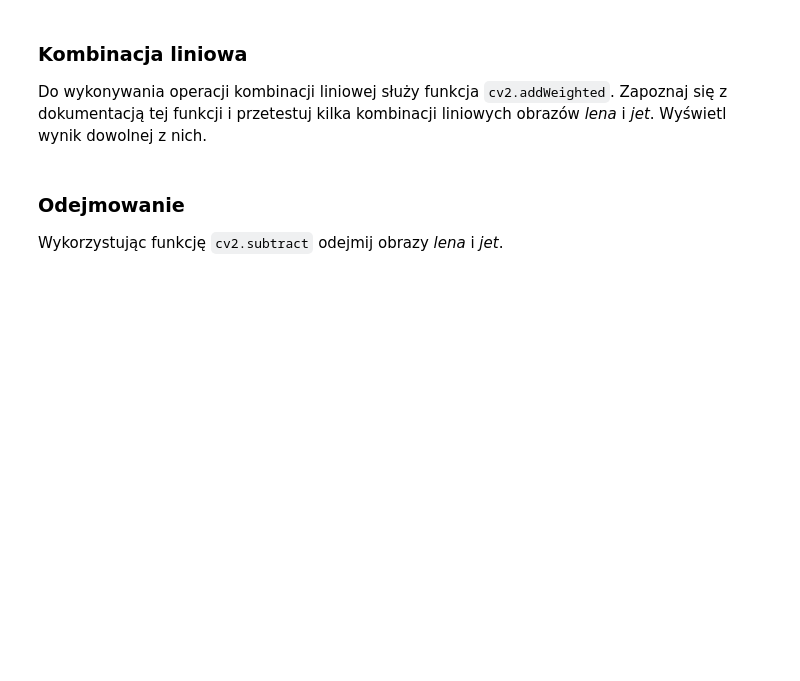
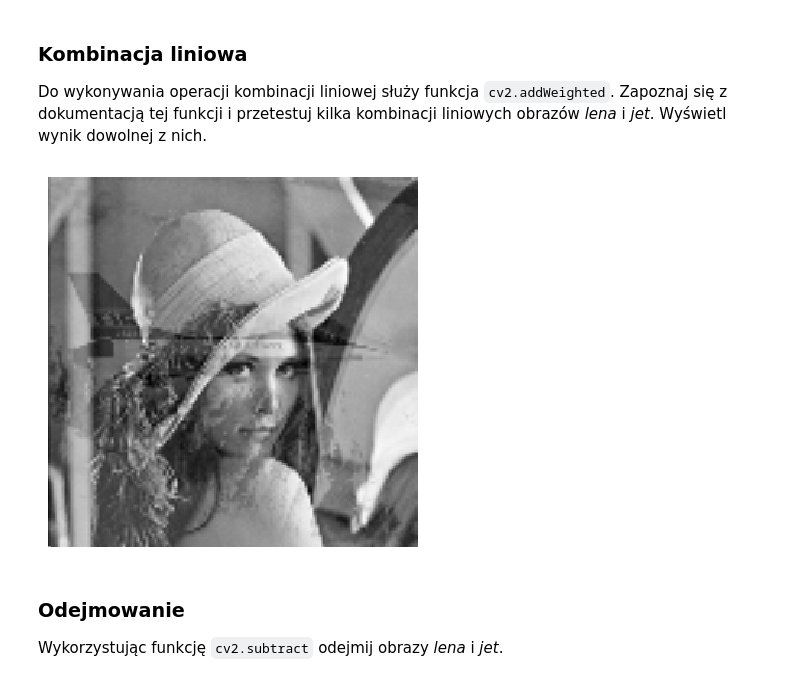
Before and after one commit to michal200292/Digital-Image-Processing, a Jupyter notebook: lab2/02_point.ipynb, the cells around one changed output. Saved outputs shown, nothing was run; the diff lists cells and outputs as text; code cells hidden in the pictures; blank space fills up the shorter version.

```diff
--- a/lab2/02_point.ipynb
+++ b/lab2/02_point.ipynb
@@ -137,7 +158,10 @@ Wyświetl wynik dowolnej z nich.
 # %%
 linear_comb = cv2.addWeighted(lena, 0.7, jet, 0.3, 0)
 
-plt.imshow(linear_comb)
+plt.imshow(linear_comb, interpolation='nearest')
+plt.axis('off');
+# %% [output]
+[figure, added]
 # %% [markdown]
 ### Odejmowanie
 
```
Also changed, not shown: parts of 13 cells of this notebook.
